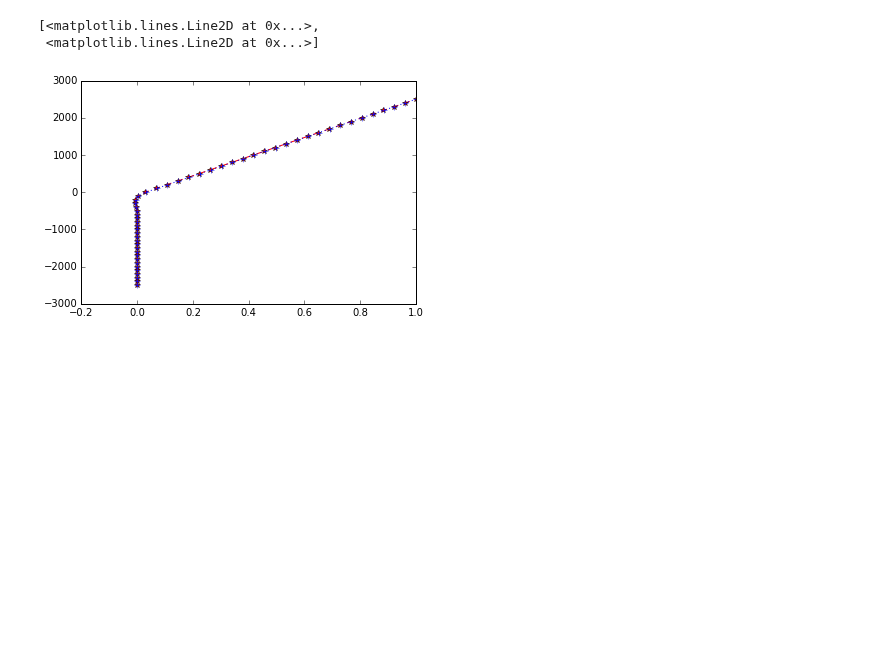
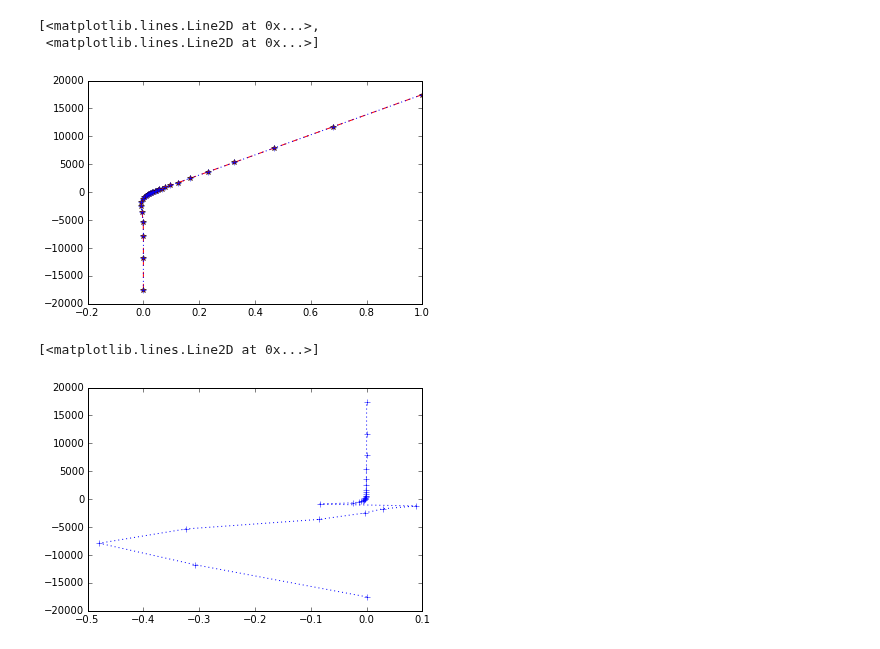
Before and after one commit to simpeg/simpeg, a Jupyter notebook: MT 1D code test.ipynb, the cells around one changed output. Cells and saved outputs as stored; diff of their text form; code cells hidden in the pictures; blank space fills up the shorter version.

```diff
--- a/MT 1D code test.ipynb
+++ b/MT 1D code test.ipynb
@@ -25,7 +70,13 @@ solE = MT1Dsolutions.get1DEfields(M,sig,freq)
 # %%
-plot(solE.real,M.vectorNx,'r*--',anaE.real,M.vectorNx,'b+:')
+plot(solE.real,M.vectorNx,'r*--',anaEcor.real,M.vectorNx,'b+:')
+#axis([-.2,.2,-10000,10000])
 # %% [output]
 [<matplotlib.lines.Line2D at 0x...>,
  <matplotlib.lines.Line2D at 0x...>]
-[figure, old version]
+[figure, new version]
+# %%
+plot((abs(solE.real)-abs(anaEcor.real))/abs(anaEcor.real),M.vectorNx,'b+:')
+# %% [output]
+[<matplotlib.lines.Line2D at 0x...>]
+[figure, added]
 # %%
```
Also changed, not shown: parts of 16 cells of this notebook, 9 other files.
